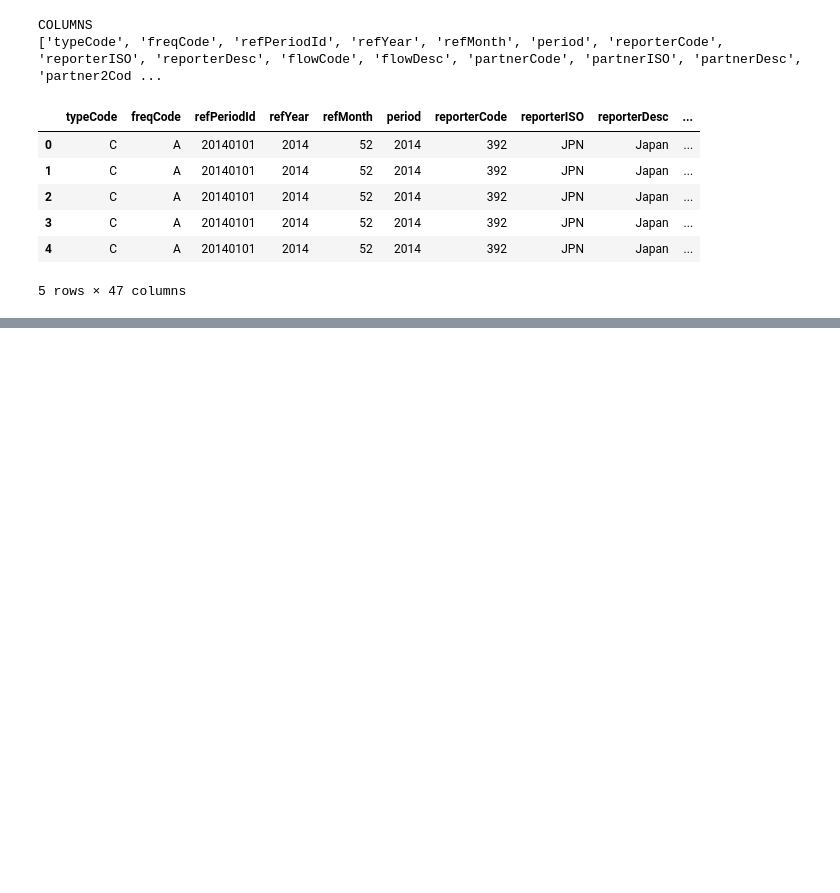
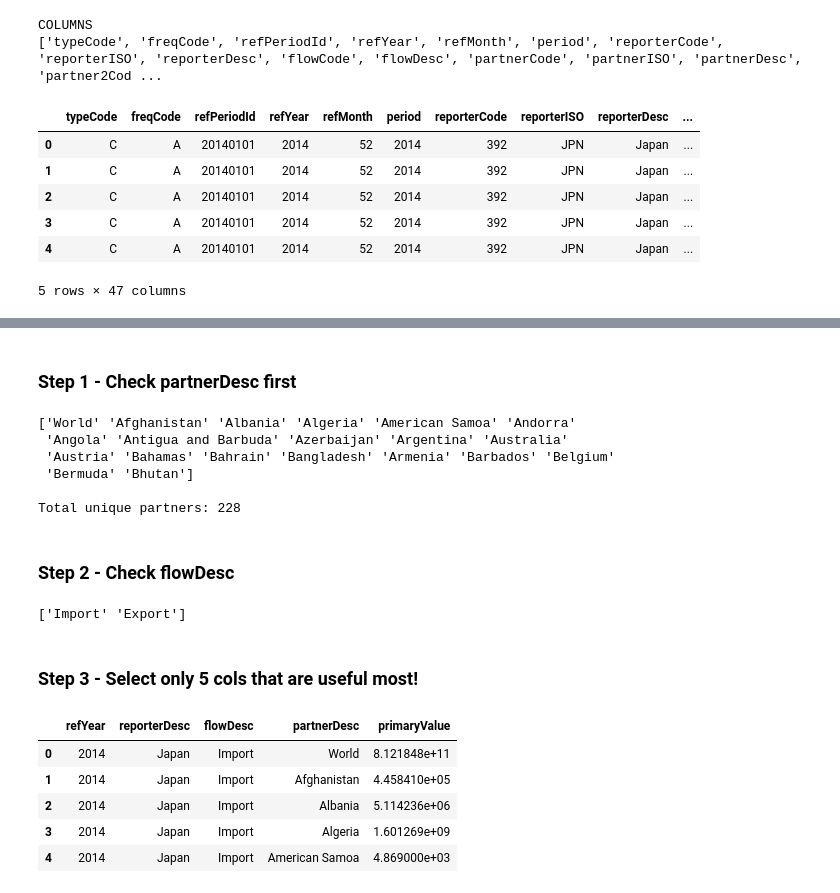
Before and after one commit to Prashant-4527/japan-trade-intelligence, a Jupyter notebook: notebooks/01_eda.ipynb, the cells around one changed output, grey strips where cells are left out. Saved outputs shown, nothing was run; the diff lists cells and outputs as text; code cells hidden in the pictures; blank space fills up the shorter version.

```diff
--- a/notebooks/01_eda.ipynb
+++ b/notebooks/01_eda.ipynb
@@ -74,0 +77,47 @@ japan.head()
+# %% [markdown]
+### Step 1 - Check partnerDesc first
+# %%
+# partnerDesc tells WHO Japan is trading with
+print(japan['partnerDesc'].unique()[:20])  # Shows first 20 unique countries
+print(f"\nTotal unique partners: {japan['partnerDesc'].nunique()}")
+# %% [output]
+['World' 'Afghanistan' 'Albania' 'Algeria' 'American Samoa' 'Andorra'
+ 'Angola' 'Antigua and Barbuda' 'Azerbaijan' 'Argentina' 'Australia'
+ 'Austria' 'Bahamas' 'Bahrain' 'Bangladesh' 'Armenia' 'Barbados' 'Belgium'
+ 'Bermuda' 'Bhutan']
+
+Total unique partners: 228
+# %% [markdown]
+### Step 2 - Check flowDesc
+# %%
+# Need Text labels(Import/Export)
+print(japan['flowDesc'].unique())
+# %% [output]
+['Import' 'Export']
+# %% [markdown]
+### Step 3 - Select only 5 cols that are useful most!
+# %%
+# Why These 5:
+# refYear -> When the trade happend
+# reporterDesc -> Who is repoting (Japan, China, ...etc)
+# flowDesc -> Direction (Import or Export)
+# partnerDesc -> With Whom? (the trading partner country)
+# primaryValue -> How much in USD
+
+cols = ['refYear', 'reporterDesc', 'flowDesc', 'partnerDesc', 'primaryValue']
+
+japan_clean = japan[cols].copy()
+china_clean = china[cols].copy()
+korea_clean = korea[cols].copy()
+usa_clean = usa[cols].copy()
+germany_clean = germany[cols].copy()
+uk_clean = united_kingdom[cols].copy()
+
+japan_clean.head()
+# %% [output]
+|  | refYear | reporterDesc | flowDesc | partnerDesc | primaryValue |
+| 0 | 2014 | Japan | Import | World | 8.121848e+11 |
+| 1 | 2014 | Japan | Import | Afghanistan | 4.458410e+05 |
+| 2 | 2014 | Japan | Import | Albania | 5.114236e+06 |
+| 3 | 2014 | Japan | Import | Algeria | 1.601269e+09 |
+| 4 | 2014 | Japan | Import | American Samoa | 4.869000e+03 |
```
Also changed, not shown: parts of 24 cells of this notebook, 1 other file.
